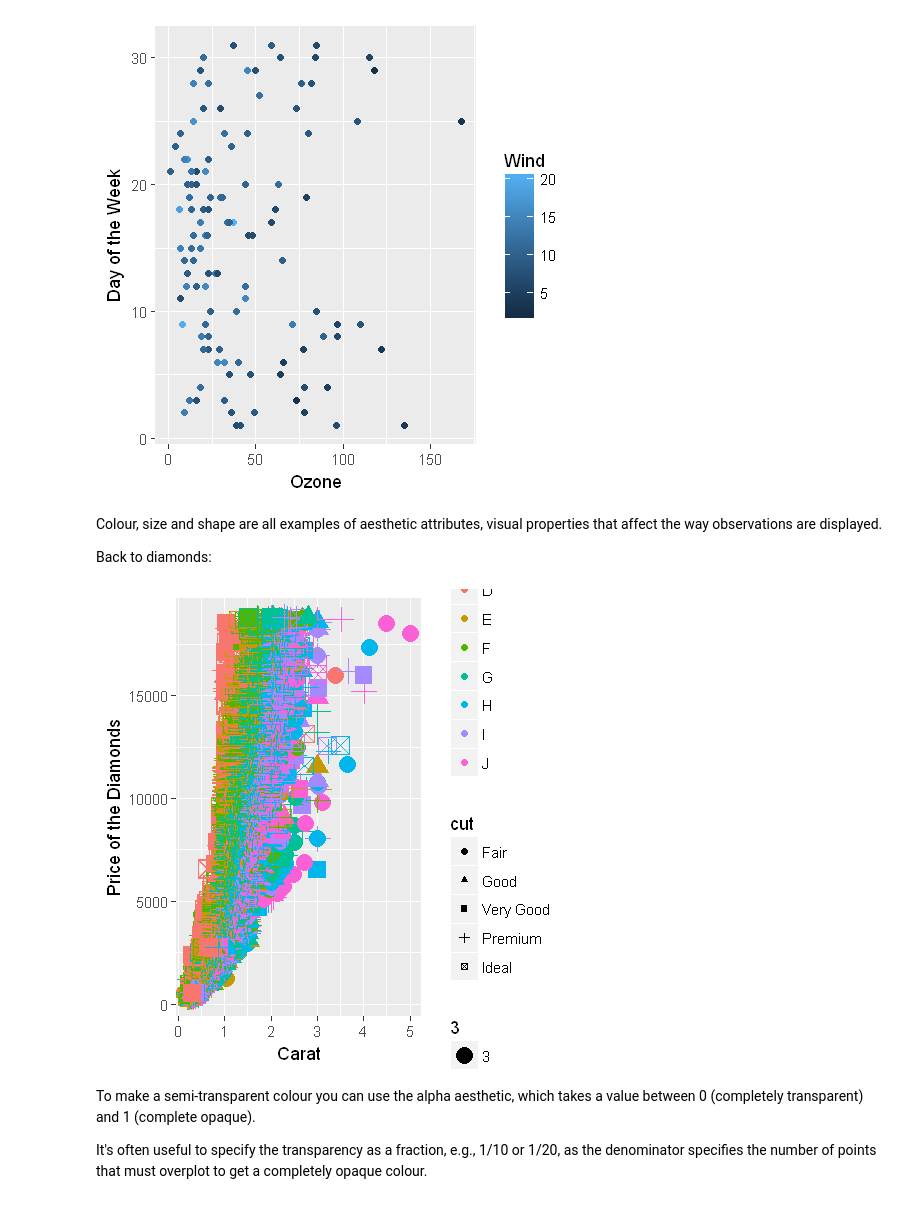
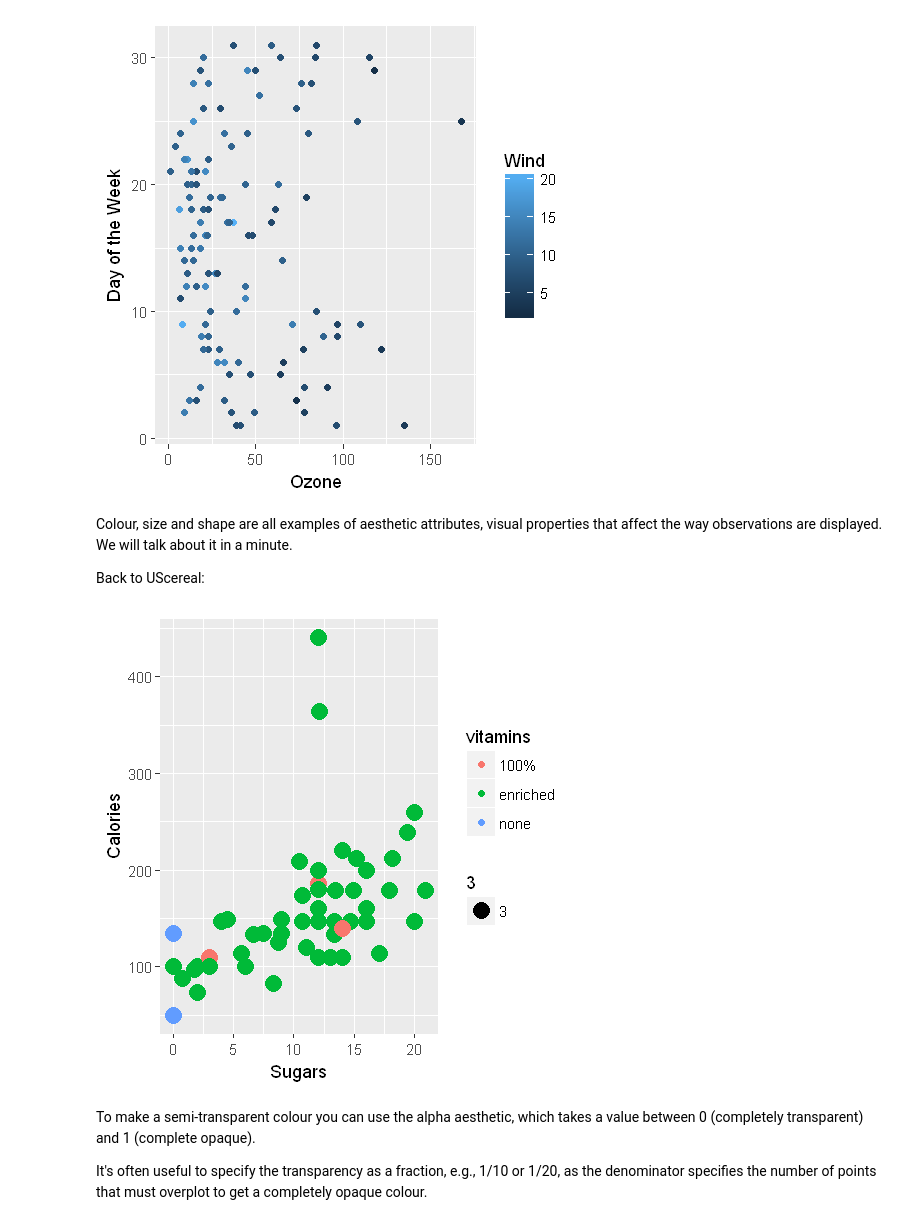
Before and after one commit to lizamc/ggplot2_workshop, a Jupyter notebook: ggplot2.ipynb, the cells around one changed output. Cells and saved outputs as stored; diff of their text form; code cells hidden in the pictures.

```diff
--- a/ggplot2.ipynb
+++ b/ggplot2.ipynb
@@ -127,14 +177,14 @@ Warning message:
 "Removed 37 rows containing missing values (geom_point)."
 [figure]
 # %% [markdown]
-Colour, size and shape are all examples of aesthetic attributes, visual properties that affect the way observations are displayed.
+Colour, size and shape are all examples of aesthetic attributes, visual properties that affect the way observations are displayed. We will talk about it in a minute.
 
-Back to diamonds:
+Back to UScereal:
 # %%
-qplot(carat, price, data = diamonds, color=color, shape=cut, size=3, xlab="Carat",
-      ylab="Price of the Diamonds")
+qplot(sugars, calories, data = UScereal, color=vitamins, size=3, xlab="Sugars",
+      ylab="Calories")
 # %% [output]
-[figure, old version]
+[figure, new version]
 # %% [markdown]
 To make a semi-transparent colour you can use the alpha aesthetic, which takes a value between 0 (completely transparent) and 1 (complete opaque).
 
```
Also changed, not shown: parts of 192 cells of this notebook.
